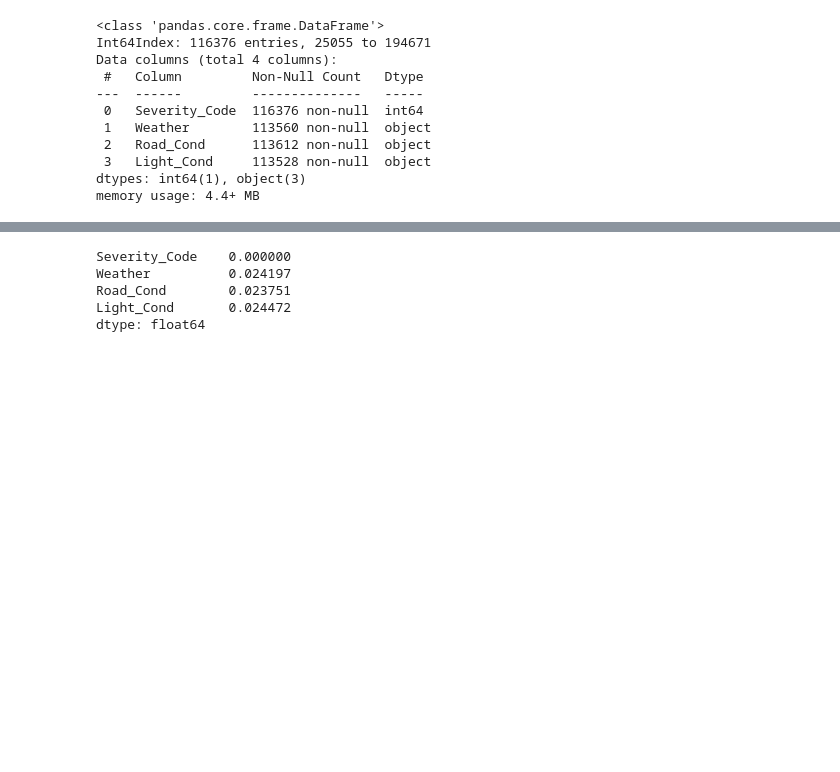
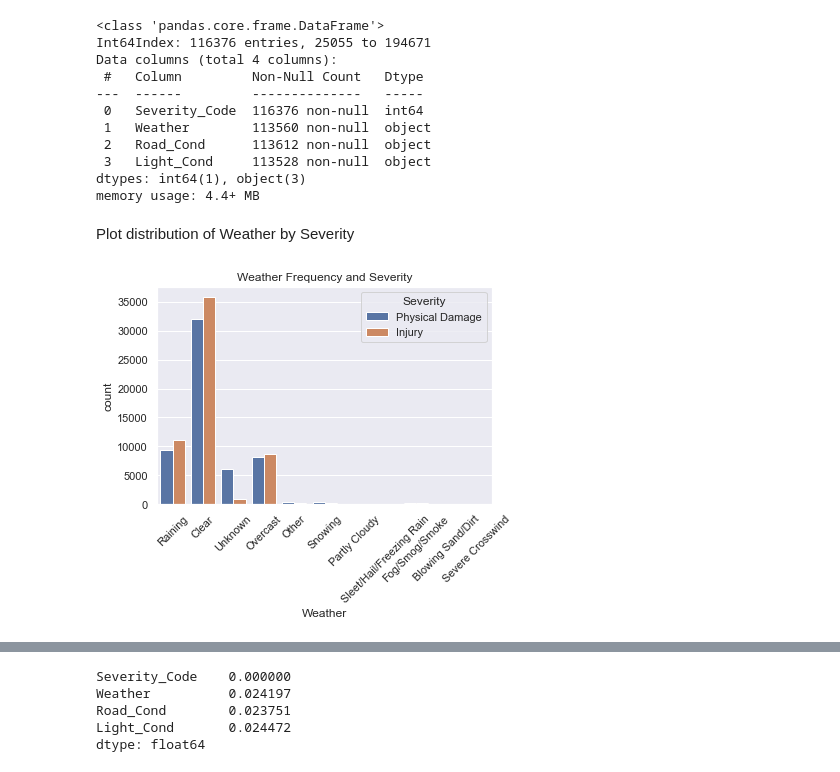
Before and after one commit to AriellaGoldman/Coursera_Capstone, a Jupyter notebook: capstone.ipynb, the cells around one changed output, grey strips where cells are left out. Drawn from its saved outputs; the diff is of its cells as text; code cells hidden in the pictures; blank space fills up the shorter version.

```diff
--- a/capstone.ipynb
+++ b/capstone.ipynb
@@ -735,3 +782,14 @@ Data columns (total 4 columns):
  3   Light_Cond     113528 non-null  object
 dtypes: int64(1), object(3)
 memory usage: 4.4+ MB
+# %% [markdown]
+Plot distribution of Weather by Severity
+# %%
+#Features.hist(by='Severity_Code', column='Weather')
+g = sns.countplot(data=Features,x='Weather',hue='Severity_Code')
+plt.legend(title='Severity', loc='upper right', labels=['Physical Damage', 'Injury'])
+g.set_xticklabels(g.get_xticklabels(), rotation=45)
+plt.title("Weather Frequency and Severity")
+plt.show(g)
+# %% [output]
+[figure, added]
```
Also changed, not shown: parts of 26 cells of this notebook, 5 other files.
